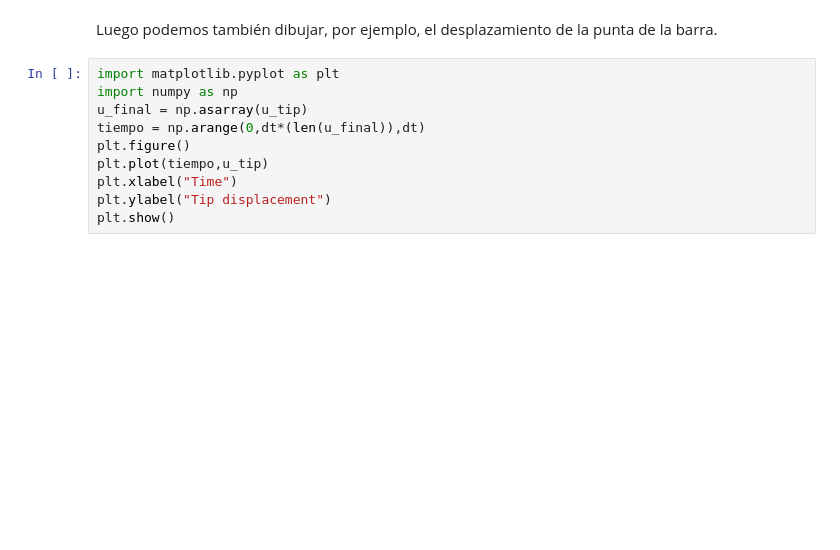
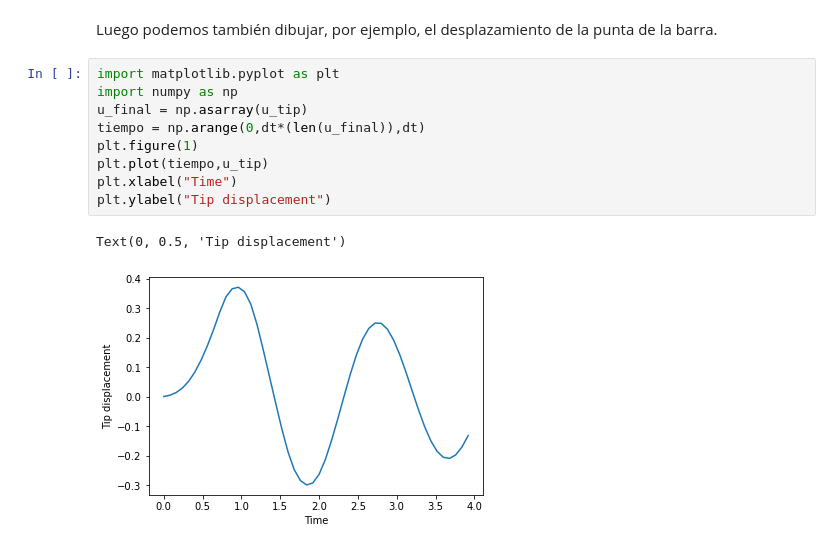
Before and after one commit to rirastorza/Intro2FEM, a Jupyter notebook: Problemas_dependientes_del_tiempo/Problema_elastodinamico.ipynb, the cells around one changed output. Drawn from its saved outputs; the diff is of its cells as text; blank space fills up the shorter version.

```diff
--- a/Problemas_dependientes_del_tiempo/Problema_elastodinamico.ipynb
+++ b/Problemas_dependientes_del_tiempo/Problema_elastodinamico.ipynb
@@ -205,13 +233,15 @@ Luego podemos también dibujar, por ejemplo, el desplazamiento de la punta de la
 # %%
 import matplotlib.pyplot as plt
 import numpy as np
 u_final = np.asarray(u_tip)
 tiempo = np.arange(0,dt*(len(u_final)),dt)
-plt.figure()
+plt.figure(1)
 plt.plot(tiempo,u_tip)
 plt.xlabel("Time")
 plt.ylabel("Tip displacement")
-plt.show()
+# %% [output]
+Text(0, 0.5, 'Tip displacement')
+[figure, added]
 # %% [markdown]
 A continuación graficamos los desplazamientos variando $\eta=$ 100, 1000, y 10000, y el esfuerzo aplicado. Para esto debemos correr varias veces el *ejemplo16.py*.
 
```
Also changed, not shown: parts of 5 cells of this notebook, 2 other files.
